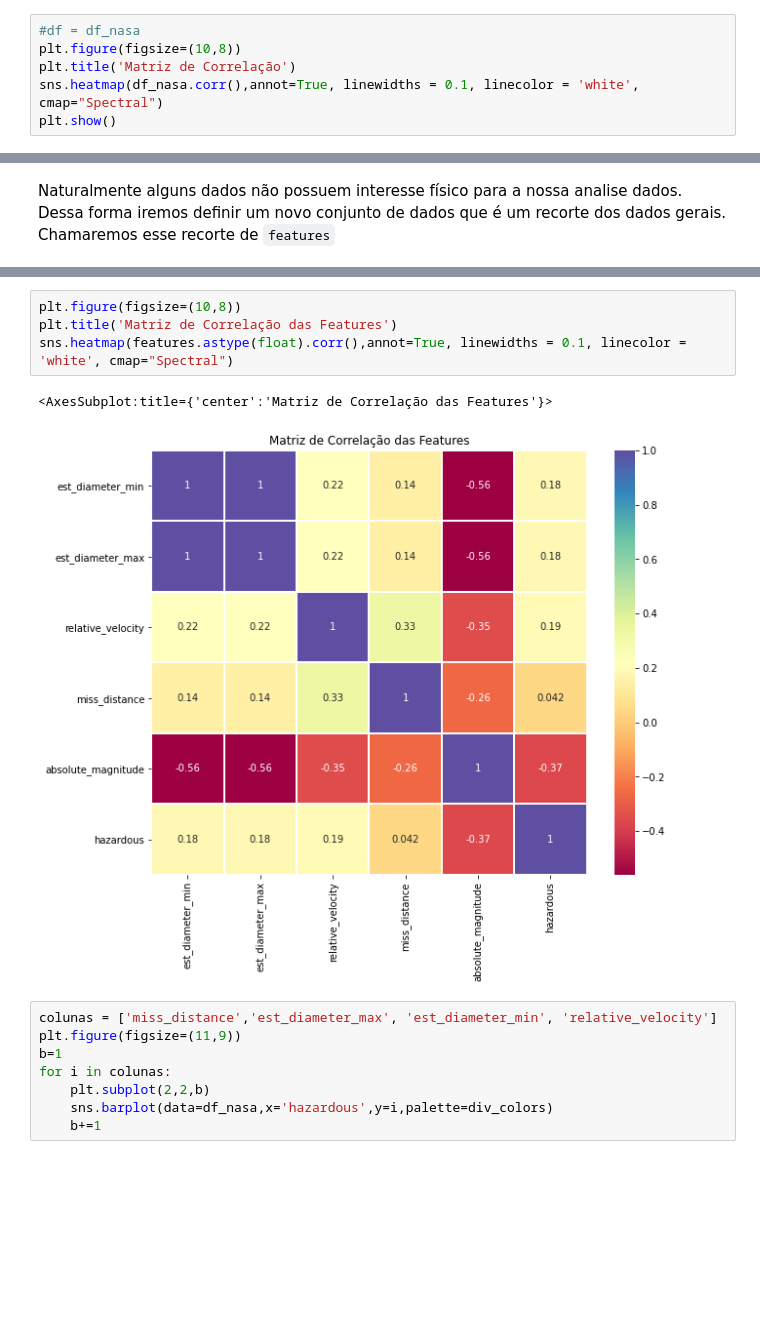
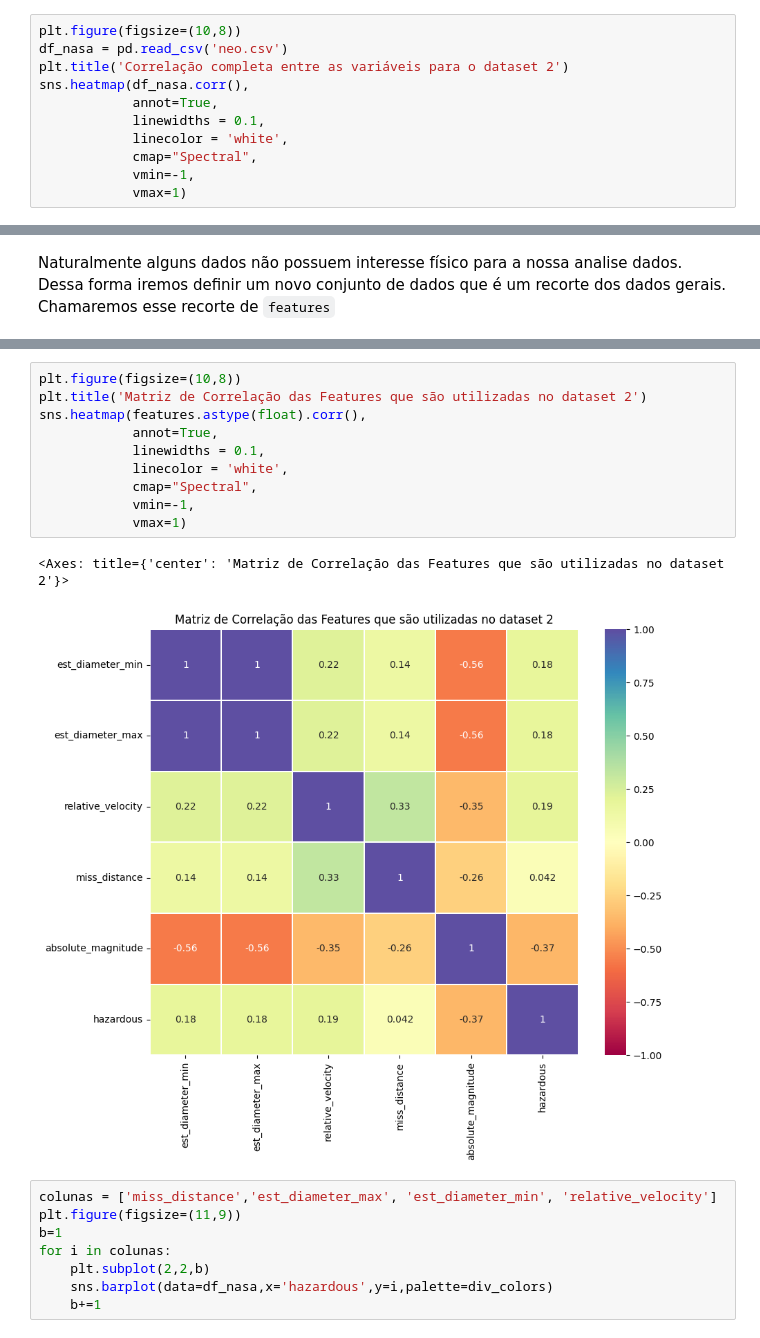
Before and after one commit to barauna-lo/Code_Library, a Jupyter notebook: TCC_PUCMinas.ipynb, the cells around one changed output, grey strips where cells are left out. Drawn from its saved outputs; the diff is of its cells as text; blank space fills up the shorter version.

```diff
--- a/TCC_PUCMinas.ipynb
+++ b/TCC_PUCMinas.ipynb
@@ -196,9 +245,14 @@ memory usage: 5.7+ MB
 # %% [markdown]
 Primeiro observaremos a correlação entre todo os dados do nosso dataframe
 # %%
-#df = df_nasa
 plt.figure(figsize=(10,8))
-plt.title('Matriz de Correlação')
-sns.heatmap(df_nasa.corr(),annot=True, linewidths = 0.1, linecolor = 'white', cmap="Spectral")
-plt.show()
+df_nasa = pd.read_csv('neo.csv')
+plt.title('Correlação completa entre as variáveis para o dataset 2')
+sns.heatmap(df_nasa.corr(),
+            annot=True,
+            linewidths = 0.1,
+            linecolor = 'white',
+            cmap="Spectral",
+            vmin=-1,
+            vmax=1)
 # %% [output]
@@ -218,10 +280,16 @@ features.head()
 # %%
 plt.figure(figsize=(10,8))
-plt.title('Matriz de Correlação das Features')
-sns.heatmap(features.astype(float).corr(),annot=True, linewidths = 0.1, linecolor = 'white', cmap="Spectral")
+plt.title('Matriz de Correlação das Features que são utilizadas no dataset 2')
+sns.heatmap(features.astype(float).corr(),
+            annot=True,
+            linewidths = 0.1,
+            linecolor = 'white',
+            cmap="Spectral",
+            vmin=-1,
+            vmax=1)
 # %% [output]
-<AxesSubplot:title={'center':'Matriz de Correlação das Features'}>
+<Axes: title={'center': 'Matriz de Correlação das Features que são utilizadas no dataset 2'}>
-[figure, old version]
+[figure, new version]
 # %%
 colunas = ['miss_distance','est_diameter_max', 'est_diameter_min', 'relative_velocity']
 plt.figure(figsize=(11,9))
```
Also changed, not shown: parts of 53 cells of this notebook.
